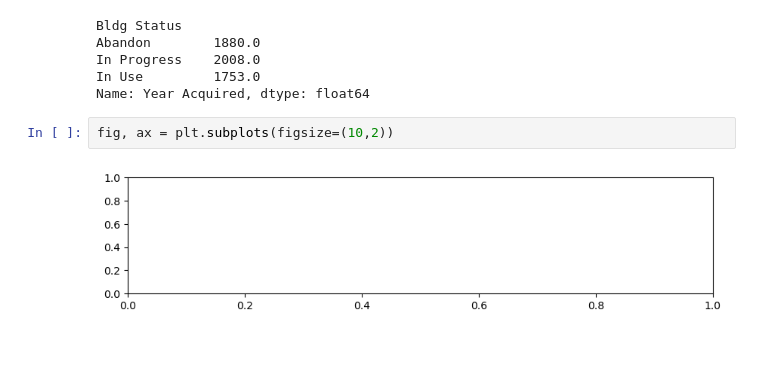
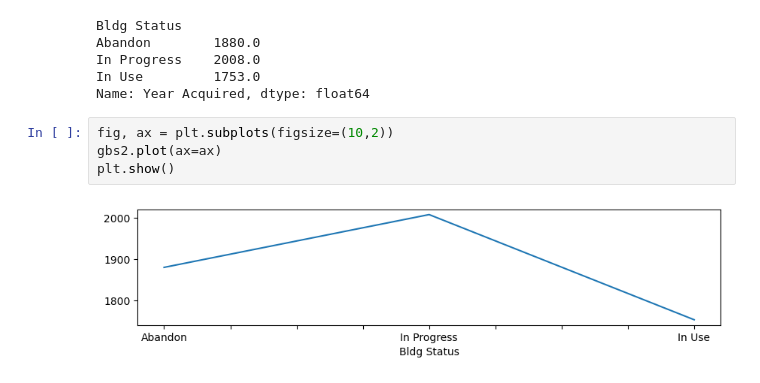
Before and after one commit to UIUC-iSchool-DataViz/is445_obuobg_spring2026, a Jupyter notebook: week02/inClass_week02.ipynb, the cells around one changed output. Cells and saved outputs as stored; diff of their text form; blank space fills up the shorter version.

```diff
--- a/week02/inClass_week02.ipynb
+++ b/week02/inClass_week02.ipynb
@@ -437,5 +437,7 @@ In Use         1753.0
 Name: Year Acquired, dtype: float64
 # %%
 fig, ax = plt.subplots(figsize=(10,2))
+gbs2.plot(ax=ax)
+plt.show()
 # %% [output]
-[figure, old version]
+[figure, new version]
```
